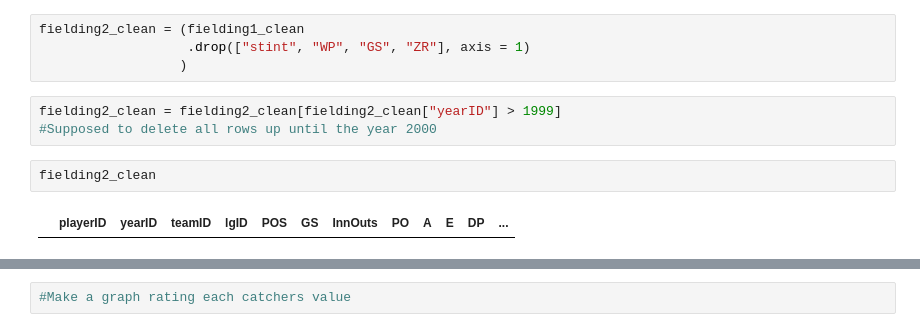
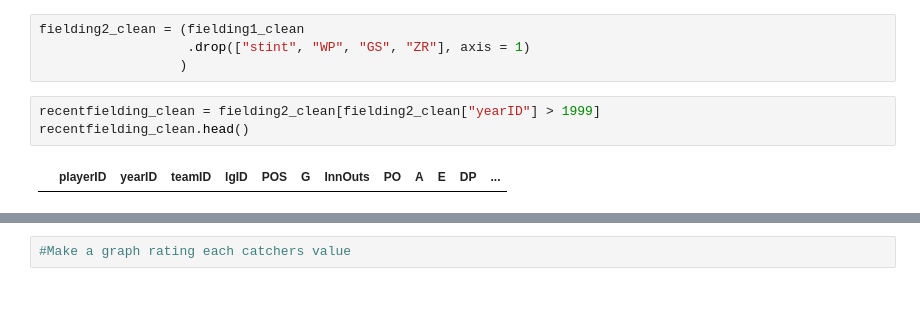
Before and after one commit to data301-2021-winter1/project-group37-project, a Jupyter notebook: notebooks/analysis2.ipynb, the cells around one changed output, grey strips where cells are left out. Drawn from its saved outputs; the diff is of its cells as text; blank space fills up the shorter version.

Commit message:
recent update

```diff
--- a/notebooks/analysis2.ipynb
+++ b/notebooks/analysis2.ipynb
@@ -163,13 +165,11 @@ fielding1_clean.head()
 fielding2_clean = (fielding1_clean
                    .drop(["stint", "WP", "GS", "ZR"], axis = 1)
                   )
-# %%
-fielding2_clean = fielding2_clean[fielding2_clean["yearID"] > 1999]
-#Supposed to delete all rows up until the year 2000
-# %%
-fielding2_clean
-# %% [output]
-|  | playerID | yearID | teamID | lgID | POS | GS | InnOuts | PO | A | E | DP | ... |
+# %%
+recentfielding_clean = fielding2_clean[fielding2_clean["yearID"] > 1999]
+recentfielding_clean.head()
+# %% [output]
+|  | playerID | yearID | teamID | lgID | POS | G | InnOuts | PO | A | E | DP | ... |
 # %%
 InningsPlayed = "InnOuts" / 3
 # devide all values to see how many innings played
```
Also changed, not shown: parts of 10 cells of this notebook.
